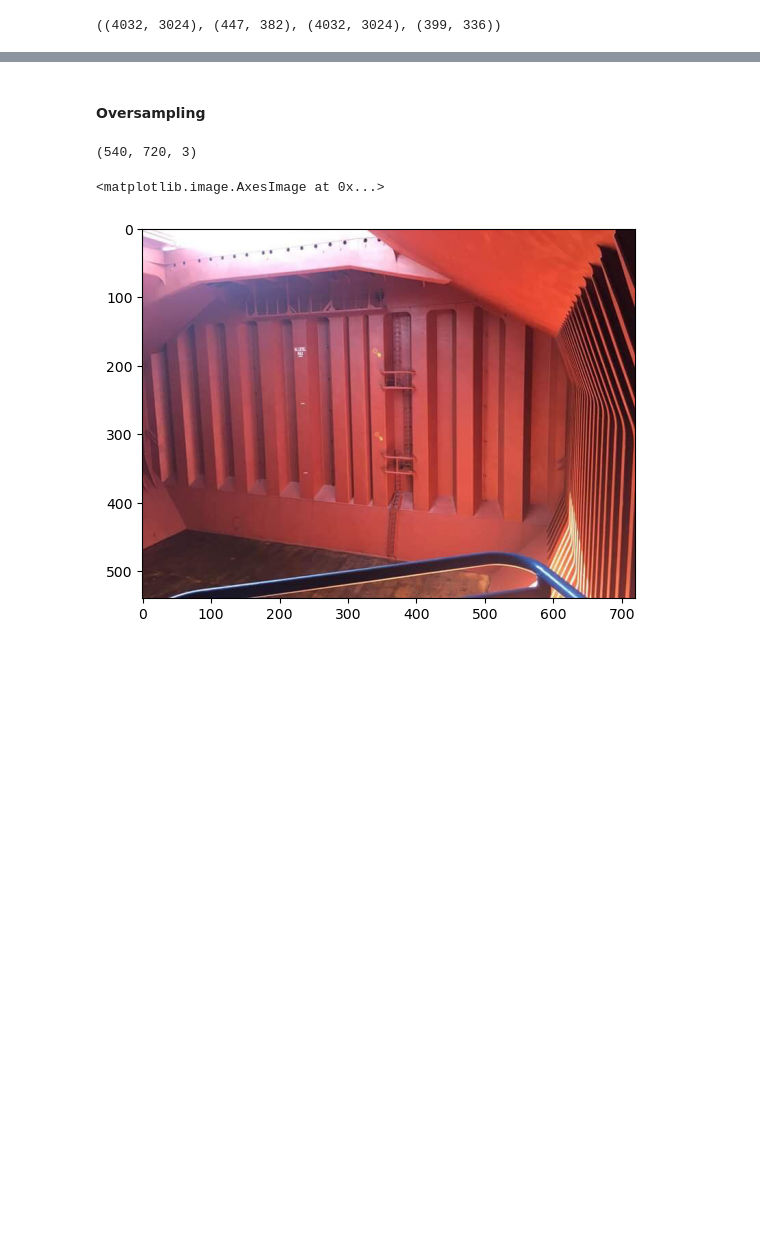
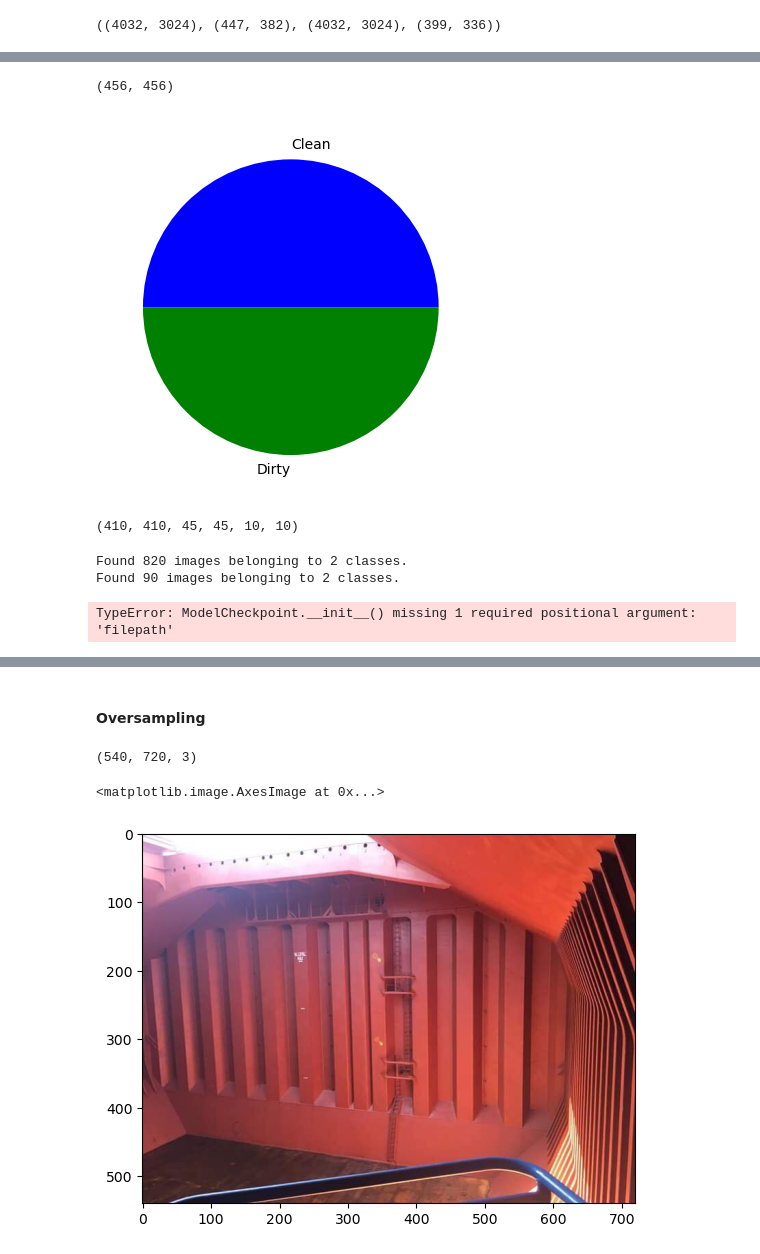
Before and after one commit to oshepad/cargo-holds-image-classification, a Jupyter notebook: code/01_Data.ipynb, the cells around one changed output, grey strips where cells are left out. Drawn from its saved outputs; the diff is of its cells as text; code cells hidden in the pictures; blank space fills up the shorter version.

```diff
--- a/code/01_Data.ipynb
+++ b/code/01_Data.ipynb
@@ -234,0 +389,13 @@ All image files were converted to jpg.  JPGs are preferred in this instance as t
+# %%
+num_aug_clean = len([i for i in os.listdir('../data/augmented/clean/')])
+num_aug_dirty = len([i for i in os.listdir('../data/augmented/dirty/')])
+num_aug_clean, num_aug_dirty
+# %% [output]
+(456, 456)
+# %%
+# Pie chart with class distribution
+fig, ax = plt.subplots()
+ax.pie(x=[num_aug_clean, num_aug_dirty], labels=['Clean', 'Dirty'], colors=['blue', 'green'])
+plt.show;
+# %% [output]
+[figure, added]
@@ -234,0 +446,13 @@ All image files were converted to jpg.  JPGs are preferred in this instance as t
+# %%
+num_train_clean = len([i for i in os.listdir('../data/train/clean/')])
+num_train_dirty = len([i for i in os.listdir('../data/train/dirty/')])
+
+num_val_clean = len([i for i in os.listdir('../data/validate/clean/')])
+num_val_dirty = len([i for i in os.listdir('../data/validate/dirty/')])
+
+num_test_clean = len([i for i in os.listdir('../data/test/clean/')])
+num_test_dirty = len([i for i in os.listdir('../data/test/dirty/')])
+
+num_train_clean, num_train_dirty, num_val_clean, num_val_dirty, num_test_clean, num_test_dirty
+# %% [output]
+(410, 410, 45, 45, 10, 10)
@@ -234,0 +477,29 @@ All image files were converted to jpg.  JPGs are preferred in this instance as t
+# %%
+# Loading in image data
+train_generator = train_datagen.flow_from_directory(
+    '../data/train/',
+    target_size=(224, 224),
+    batch_size=32,
+    class_mode='binary',
+    shuffle=True,
+    seed=27,
+)
+
+validation_generator = validate_datagen.flow_from_directory(
+    '../data/validate/',
+    target_size=(224, 224),
+    batch_size=32,
+    class_mode='binary',
+    shuffle=True,
+    seed=27,
+)
+# %% [output]
+Found 820 images belonging to 2 classes.
+Found 90 images belonging to 2 classes.
+# %%
+# add model checkpoints
+from keras.callbacks import ModelCheckpoint
+checkpoint_path='../assets/saved_models/'
+ModelCheckpoint()
+# %% [output]
+TypeError: ModelCheckpoint.__init__() missing 1 required positional argument: 'filepath'
```
Also changed, not shown: parts of 31 cells of this notebook, 3 other files.
